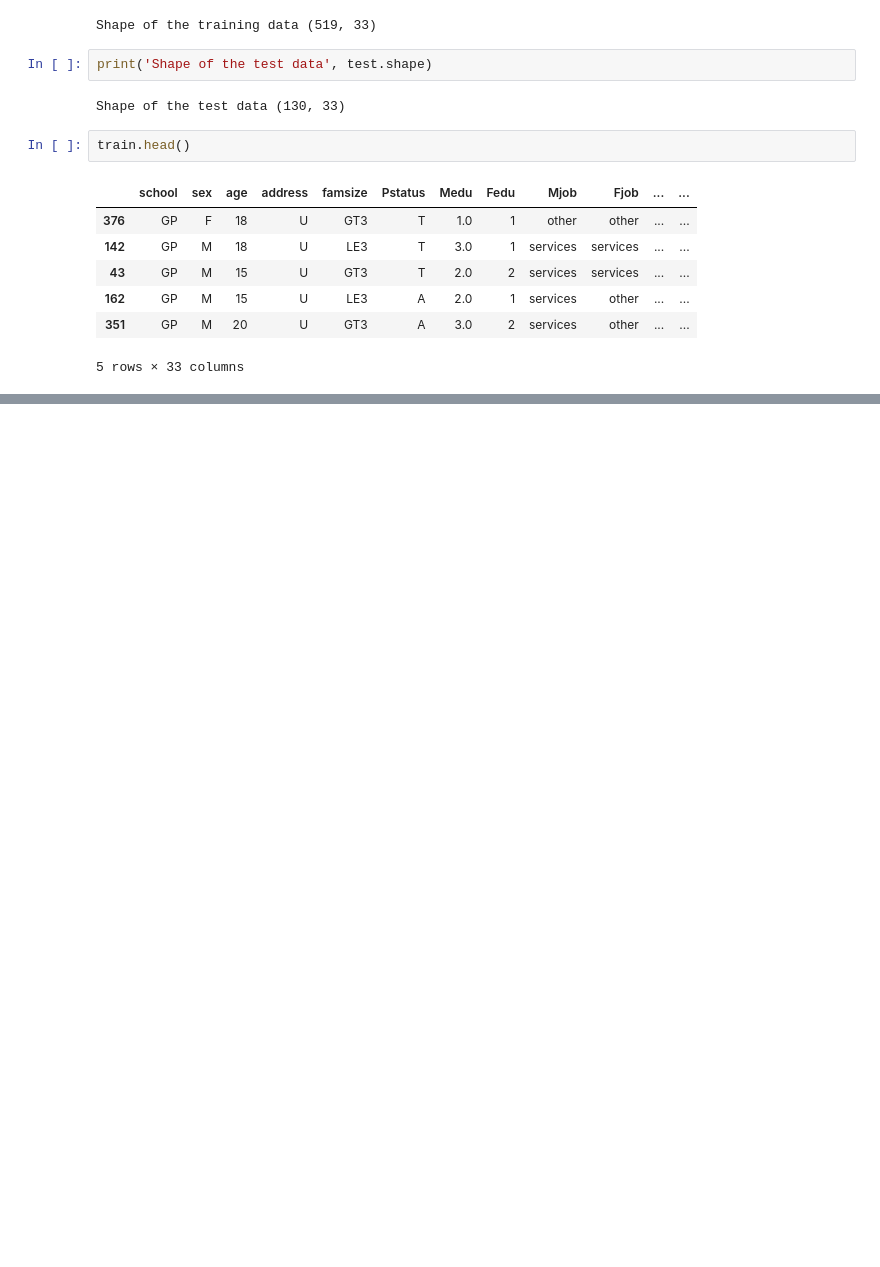
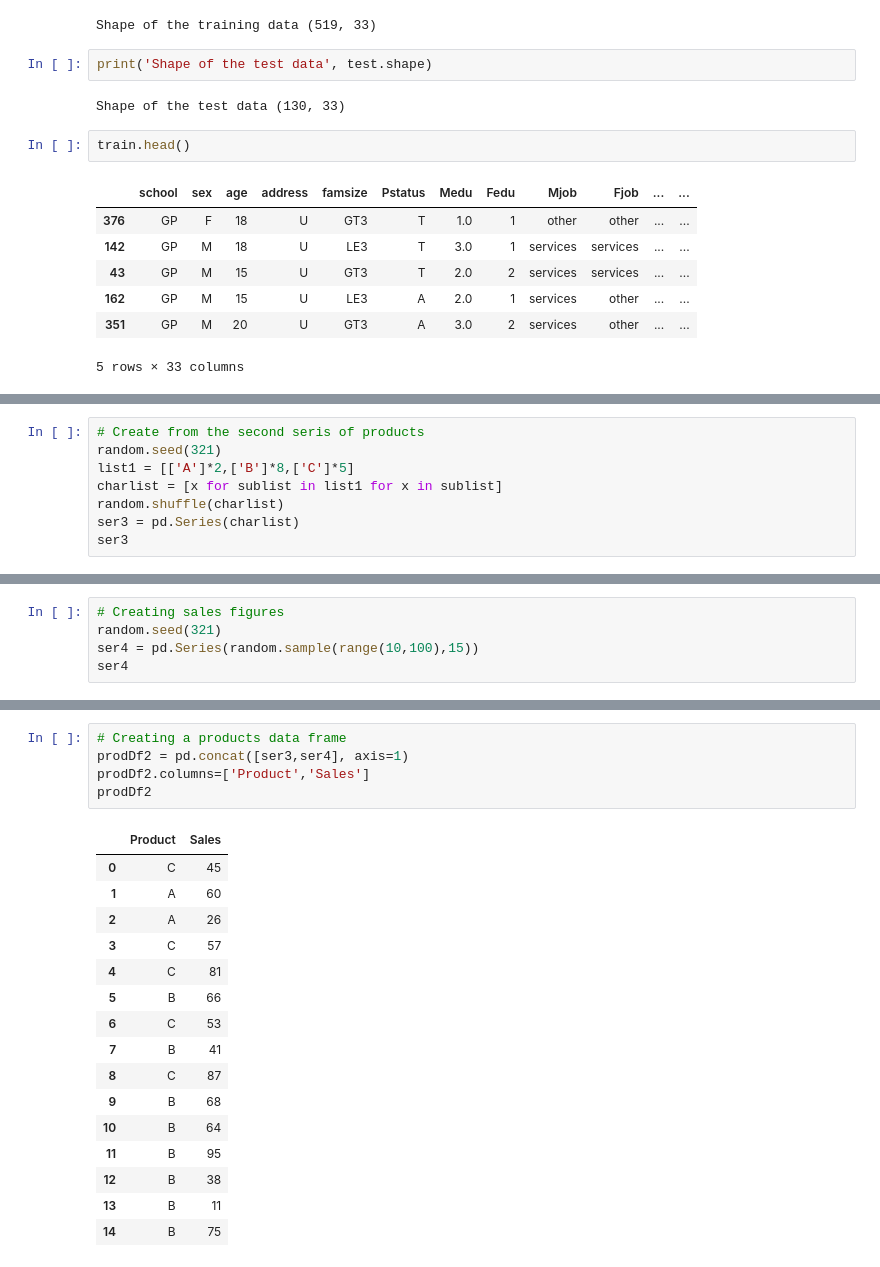
Before and after one commit to mlhudson1/CIDM4310-70_Pandas, a Jupyter notebook: Chapter1Fixed.ipynb, the cells around one changed output, grey strips where cells are left out. Cells and saved outputs as stored; diff of their text form; blank space fills up the shorter version.

```diff
--- a/Chapter1Fixed.ipynb
+++ b/Chapter1Fixed.ipynb
@@ -608,0 +682,8 @@ train.head()
+# %%
+# Create from the second seris of products
+random.seed(321)
+list1 = [['A']*2,['B']*8,['C']*5]
+charlist = [x for sublist in list1 for x in sublist]
+random.shuffle(charlist)
+ser3 = pd.Series(charlist)
+ser3
@@ -608,0 +707,5 @@ train.head()
+# %%
+# Creating sales figures
+random.seed(321)
+ser4 = pd.Series(random.sample(range(10,100),15))
+ser4
@@ -608,0 +729,22 @@ train.head()
+# %%
+# Creating a products data frame
+prodDf2 = pd.concat([ser3,ser4], axis=1)
+prodDf2.columns=['Product','Sales']
+prodDf2
+# %% [output]
+|  | Product | Sales |
+| 0 | C | 45 |
+| 1 | A | 60 |
+| 2 | A | 26 |
+| 3 | C | 57 |
+| 4 | C | 81 |
+| 5 | B | 66 |
+| 6 | C | 53 |
+| 7 | B | 41 |
+| 8 | C | 87 |
+| 9 | B | 68 |
+| 10 | B | 64 |
+| 11 | B | 95 |
+| 12 | B | 38 |
+| 13 | B | 11 |
+| 14 | B | 75 |
```
Also changed, not shown: parts of 15 cells of this notebook.
